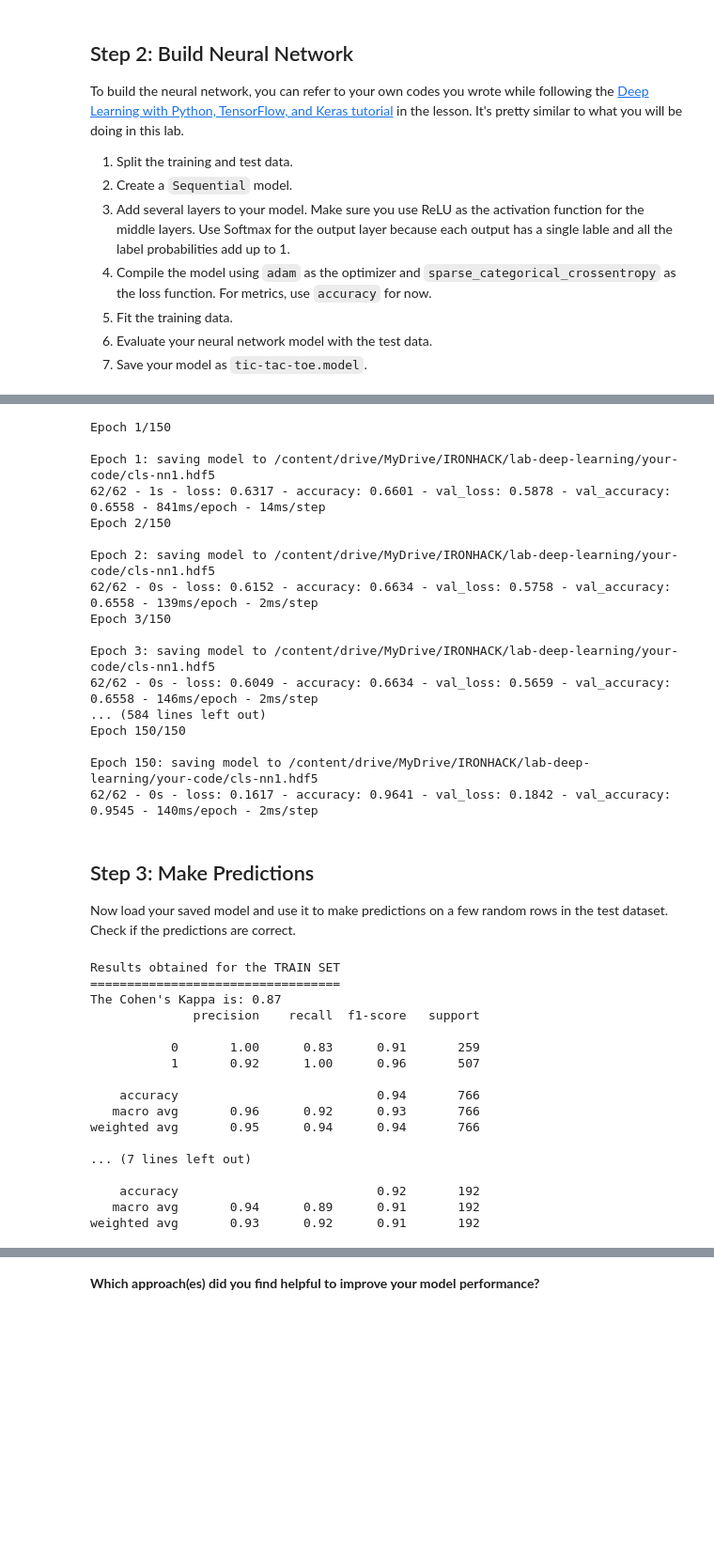
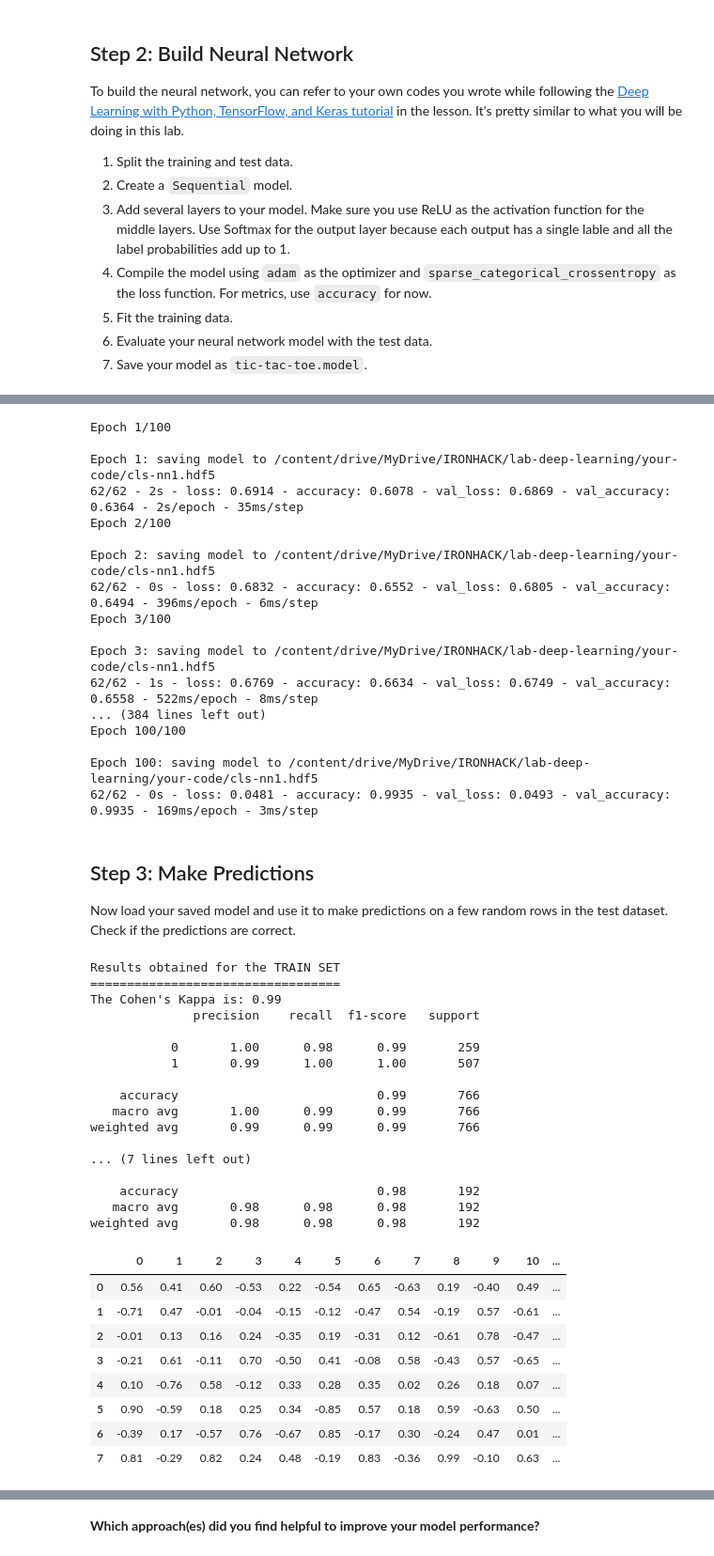
Before and after one commit to dmitry-an-git/lab-deep-learning, a Jupyter notebook: your-code/challenge-1.ipynb, the cells around one changed output, grey strips where cells are left out. Shown: that part at 94% size. Cells and saved outputs as stored; diff of their text form; code cells hidden in the pictures; blank space fills up the shorter version.

```diff
--- a/your-code/challenge-1.ipynb
+++ b/your-code/challenge-1.ipynb
@@ -74,0 +50,15 @@ y = data_x[['class']]
+# %%
+X = data.iloc[:,0:9]
+y = data[['class']]
+
+from sklearn.preprocessing import OneHotEncoder
+encoder = OneHotEncoder(drop='first')
+encoder.fit(X)
+X_encoded = encoder.transform(X).toarray()
+cols = encoder.get_feature_names_out(input_features=X.columns)
+X_encoded_df = pd.DataFrame(X_encoded, columns=cols)
+X = X_encoded_df
+
+y = np.where(data['class'].isin([True]),1,0)
+
+# dropping one variable works just fine
@@ -144,30 +142,30 @@ _________________________________________________________________
 history_c1 = model_c1.fit(
     X_train,
     y_train,
-    epochs=150,
+    epochs=100,
     validation_split=0.20,
     batch_size=10,
     verbose=2,
     callbacks=[early_stopping,checkpoint]
 )
 # %% [output]
-Epoch 1/150
+Epoch 1/100
 
 Epoch 1: saving model to /content/drive/MyDrive/IRONHACK/lab-deep-learning/your-code/cls-nn1.hdf5
-62/62 - 1s - loss: 0.6317 - accuracy: 0.6601 - val_loss: 0.5878 - val_accuracy: 0.6558 - 841ms/epoch - 14ms/step
-Epoch 2/150
+62/62 - 2s - loss: 0.6914 - accuracy: 0.6078 - val_loss: 0.6869 - val_accuracy: 0.6364 - 2s/epoch - 35ms/step
+Epoch 2/100
 
 Epoch 2: saving model to /content/drive/MyDrive/IRONHACK/lab-deep-learning/your-code/cls-nn1.hdf5
-62/62 - 0s - loss: 0.6152 - accuracy: 0.6634 - val_loss: 0.5758 - val_accuracy: 0.6558 - 139ms/epoch - 2ms/step
-Epoch 3/150
+62/62 - 0s - loss: 0.6832 - accuracy: 0.6552 - val_loss: 0.6805 - val_accuracy: 0.6494 - 396ms/epoch - 6ms/step
+Epoch 3/100
 
 Epoch 3: saving model to /content/drive/MyDrive/IRONHACK/lab-deep-learning/your-code/cls-nn1.hdf5
-62/62 - 0s - loss: 0.6049 - accuracy: 0.6634 - val_loss: 0.5659 - val_accuracy: 0.6558 - 146ms/epoch - 2ms/step
-... (584 lines left out)
-Epoch 150/150
+62/62 - 1s - loss: 0.6769 - accuracy: 0.6634 - val_loss: 0.6749 - val_accuracy: 0.6558 - 522ms/epoch - 8ms/step
+... (384 lines left out)
+Epoch 100/100
 
-Epoch 150: saving model to /content/drive/MyDrive/IRONHACK/lab-deep-learning/your-code/cls-nn1.hdf5
-62/62 - 0s - loss: 0.1617 - accuracy: 0.9641 - val_loss: 0.1842 - val_accuracy: 0.9545 - 140ms/epoch - 2ms/step
+Epoch 100: saving model to /content/drive/MyDrive/IRONHACK/lab-deep-learning/your-code/cls-nn1.hdf5
+62/62 - 0s - loss: 0.0481 - accuracy: 0.9935 - val_loss: 0.0493 - val_accuracy: 0.9935 - 169ms/epoch - 3ms/step
 # %% [markdown]
 ## Step 3: Make Predictions
 
@@ -200,18 +198,43 @@ results
 # %% [output]
 Results obtained for the TRAIN SET
 ==================================
-The Cohen's Kappa is: 0.87
+The Cohen's Kappa is: 0.99
               precision    recall  f1-score   support
 
-           0       1.00      0.83      0.91       259
-           1       0.92      1.00      0.96       507
+           0       1.00      0.98      0.99       259
+           1       0.99      1.00      1.00       507
 
-    accuracy                           0.94       766
-   macro avg       0.96      0.92      0.93       766
-weighted avg       0.95      0.94      0.94       766
+    accuracy                           0.99       766
+   macro avg       1.00      0.99      0.99       766
+weighted avg       0.99      0.99      0.99       766
 
 ... (7 lines left out)
 
-    accuracy                           0.92       192
-   macro avg       0.94      0.89      0.91       192
-weighted avg       0.93      0.92      0.91       192
+    accuracy                           0.98       192
+   macro avg       0.98      0.98      0.98       192
+weighted avg       0.98      0.98      0.98       192
+# %%
+weights = model_c1.get_weights()
+weights = pd.DataFrame(weights[0])
+weights.T.round(2)
+
+# dot = pd.DataFrame(np.dot(X,weights))
+# theoretically we should have a specialized neurons - one for each variant of ending,
+# however for the first rows of X (3 'x' in upper row, cols 1,3,5) we dont see such a neuron.
+# The most resembling is neuron with an index 6, it provides the highest values most of the time for this combination of 'x'.
+# May be data contains stable 'o' in other cells for these outcome, and they are accounted when the final classification decission is calculated.
+# That means that our nn does not really understand the rules. Could it be trained to the extent that the weights be like:
+
+# 0,1,0,1,0,1,0,0,0,0,0,0,0,0,0,0,0,0
+# 0,0,0,0,0,0,0,1,0,1,0,1,0,0,0,0,0,0
+# ....
+# %% [output]
+|  | 0 | 1 | 2 | 3 | 4 | 5 | 6 | 7 | 8 | 9 | 10 | ... |
+| 0 | 0.56 | 0.41 | 0.60 | -0.53 | 0.22 | -0.54 | 0.65 | -0.63 | 0.19 | -0.40 | 0.49 | ... |
+| 1 | -0.71 | 0.47 | -0.01 | -0.04 | -0.15 | -0.12 | -0.47 | 0.54 | -0.19 | 0.57 | -0.61 | ... |
+| 2 | -0.01 | 0.13 | 0.16 | 0.24 | -0.35 | 0.19 | -0.31 | 0.12 | -0.61 | 0.78 | -0.47 | ... |
+| 3 | -0.21 | 0.61 | -0.11 | 0.70 | -0.50 | 0.41 | -0.08 | 0.58 | -0.43 | 0.57 | -0.65 | ... |
+| 4 | 0.10 | -0.76 | 0.58 | -0.12 | 0.33 | 0.28 | 0.35 | 0.02 | 0.26 | 0.18 | 0.07 | ... |
+| 5 | 0.90 | -0.59 | 0.18 | 0.25 | 0.34 | -0.85 | 0.57 | 0.18 | 0.59 | -0.63 | 0.50 | ... |
+| 6 | -0.39 | 0.17 | -0.57 | 0.76 | -0.67 | 0.85 | -0.17 | 0.30 | -0.24 | 0.47 | 0.01 | ... |
+| 7 | 0.81 | -0.29 | 0.82 | 0.24 | 0.48 | -0.19 | 0.83 | -0.36 | 0.99 | -0.10 | 0.63 | ... |
```
Also changed, not shown: parts of 14 cells of this notebook.
